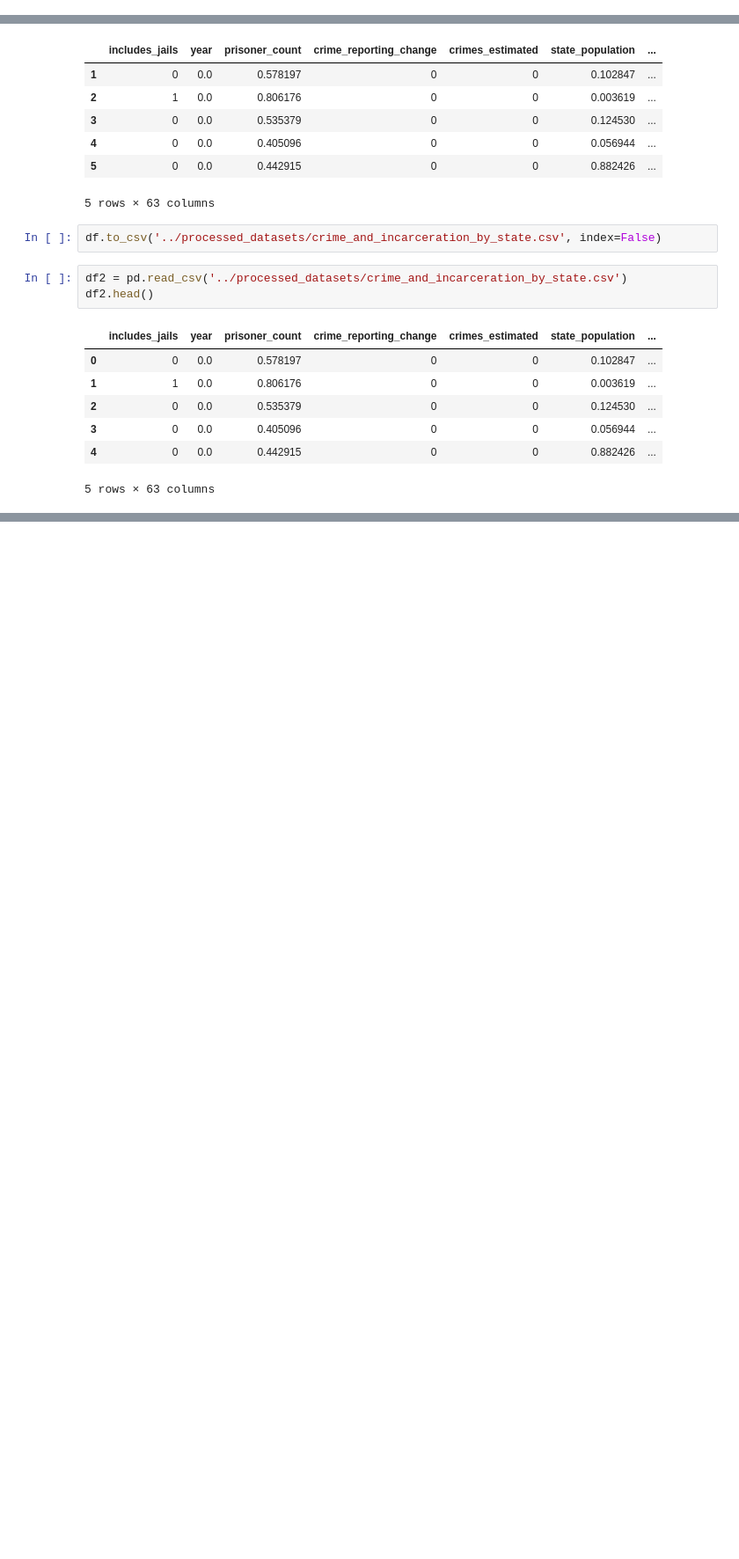
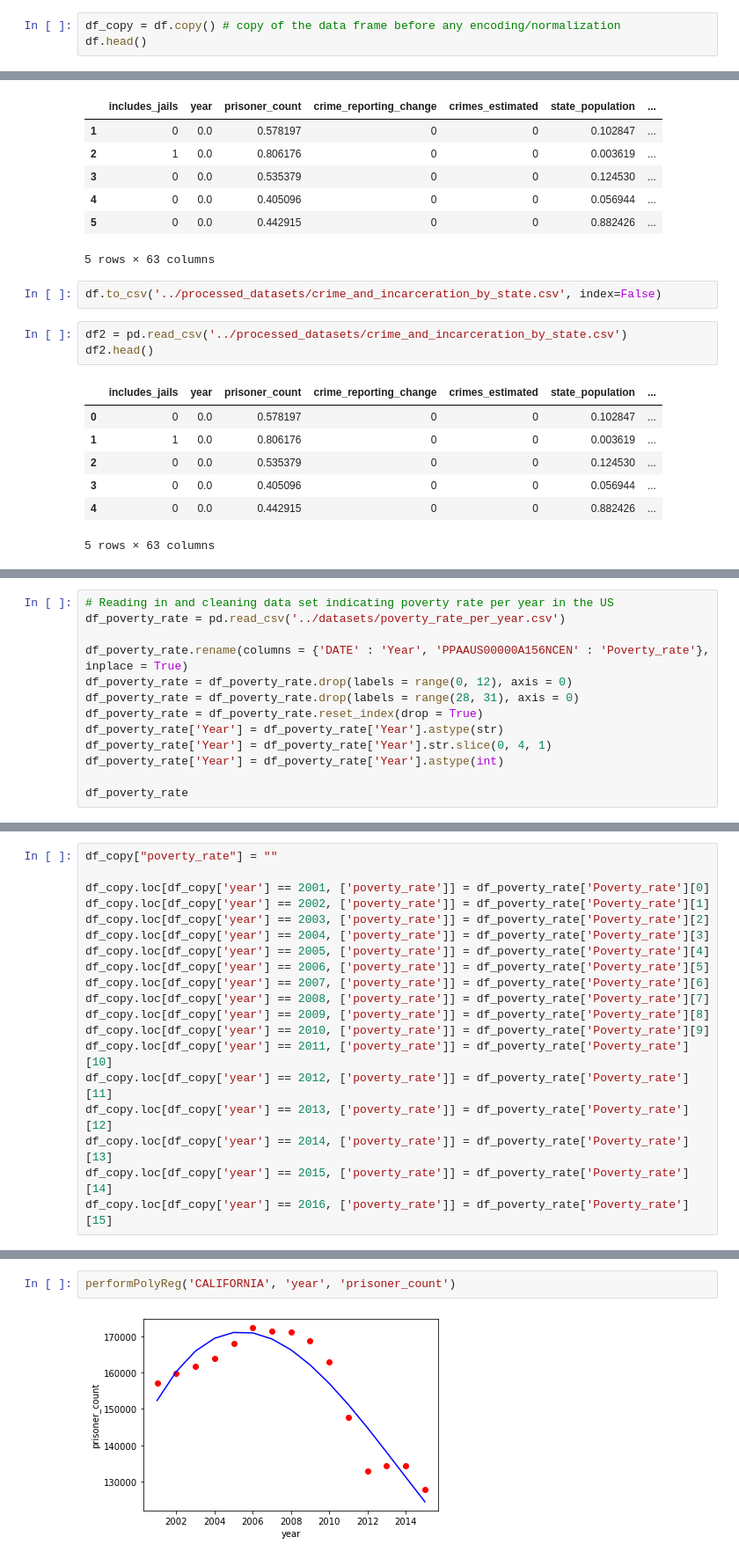
Before and after one commit to nahcn/ECS171-Project, a Jupyter notebook: data_management/CrimeAndIncarceration.ipynb, the cells around one changed output, grey strips where cells are left out. Shown at 88% size. Cells and saved outputs as stored; diff of their text form; blank space fills up the shorter version.

```diff
--- a/data_management/CrimeAndIncarceration.ipynb
+++ b/data_management/CrimeAndIncarceration.ipynb
@@ -221,0 +213,3 @@ df.head()
+# %%
+df_copy = df.copy() # copy of the data frame before any encoding/normalization
+df.head()
@@ -406,0 +410,13 @@ df2.head()
+# %%
+# Reading in and cleaning data set indicating poverty rate per year in the US
+df_poverty_rate = pd.read_csv('../datasets/poverty_rate_per_year.csv')
+
+df_poverty_rate.rename(columns = {'DATE' : 'Year', 'PPAAUS00000A156NCEN' : 'Poverty_rate'}, inplace = True)
+df_poverty_rate = df_poverty_rate.drop(labels = range(0, 12), axis = 0)
+df_poverty_rate = df_poverty_rate.drop(labels = range(28, 31), axis = 0)
+df_poverty_rate = df_poverty_rate.reset_index(drop = True)
+df_poverty_rate['Year'] = df_poverty_rate['Year'].astype(str)
+df_poverty_rate['Year'] = df_poverty_rate['Year'].str.slice(0, 4, 1)
+df_poverty_rate['Year'] = df_poverty_rate['Year'].astype(int)
+
+df_poverty_rate
@@ -406,0 +454,19 @@ df2.head()
+# %%
+df_copy["poverty_rate"] = ""
+
+df_copy.loc[df_copy['year'] == 2001, ['poverty_rate']] = df_poverty_rate['Poverty_rate'][0]
+df_copy.loc[df_copy['year'] == 2002, ['poverty_rate']] = df_poverty_rate['Poverty_rate'][1]
+df_copy.loc[df_copy['year'] == 2003, ['poverty_rate']] = df_poverty_rate['Poverty_rate'][2]
+df_copy.loc[df_copy['year'] == 2004, ['poverty_rate']] = df_poverty_rate['Poverty_rate'][3]
+df_copy.loc[df_copy['year'] == 2005, ['poverty_rate']] = df_poverty_rate['Poverty_rate'][4]
+df_copy.loc[df_copy['year'] == 2006, ['poverty_rate']] = df_poverty_rate['Poverty_rate'][5]
+df_copy.loc[df_copy['year'] == 2007, ['poverty_rate']] = df_poverty_rate['Poverty_rate'][6]
+df_copy.loc[df_copy['year'] == 2008, ['poverty_rate']] = df_poverty_rate['Poverty_rate'][7]
+df_copy.loc[df_copy['year'] == 2009, ['poverty_rate']] = df_poverty_rate['Poverty_rate'][8]
+df_copy.loc[df_copy['year'] == 2010, ['poverty_rate']] = df_poverty_rate['Poverty_rate'][9]
+df_copy.loc[df_copy['year'] == 2011, ['poverty_rate']] = df_poverty_rate['Poverty_rate'][10]
+df_copy.loc[df_copy['year'] == 2012, ['poverty_rate']] = df_poverty_rate['Poverty_rate'][11]
+df_copy.loc[df_copy['year'] == 2013, ['poverty_rate']] = df_poverty_rate['Poverty_rate'][12]
+df_copy.loc[df_copy['year'] == 2014, ['poverty_rate']] = df_poverty_rate['Poverty_rate'][13]
+df_copy.loc[df_copy['year'] == 2015, ['poverty_rate']] = df_poverty_rate['Poverty_rate'][14]
+df_copy.loc[df_copy['year'] == 2016, ['poverty_rate']] = df_poverty_rate['Poverty_rate'][15]
@@ -406,0 +523,4 @@ df2.head()
+# %%
+performPolyReg('CALIFORNIA', 'year', 'prisoner_count')
+# %% [output]
+[figure, added]
```
Also changed, not shown: parts of 8 cells of this notebook, 1 other file.
